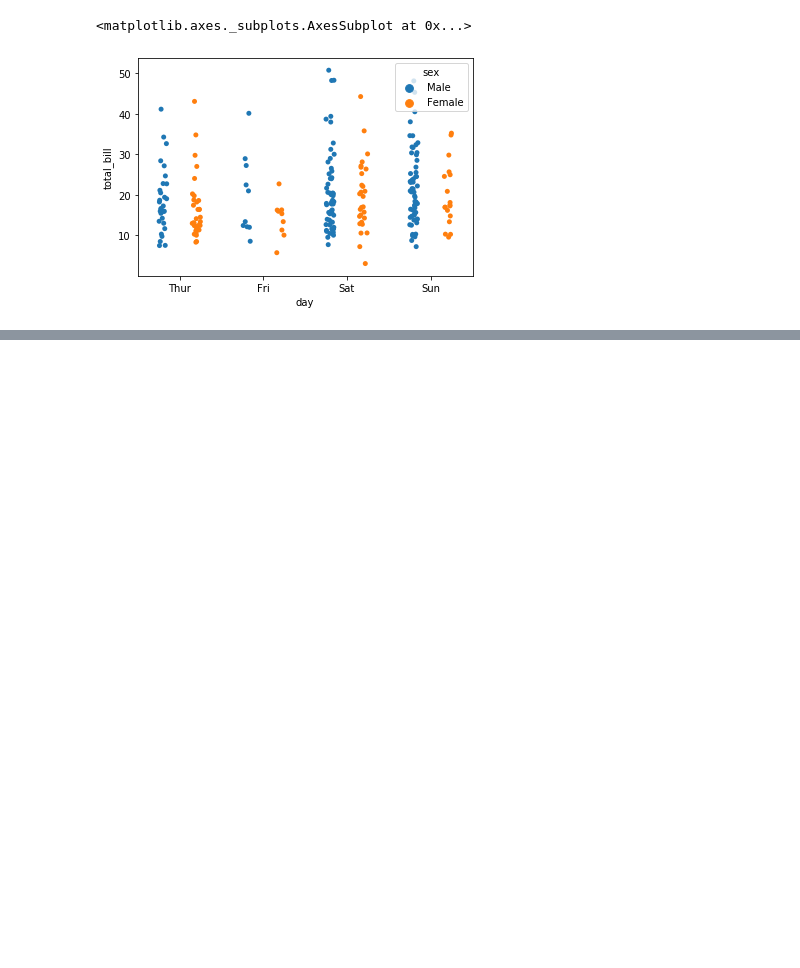
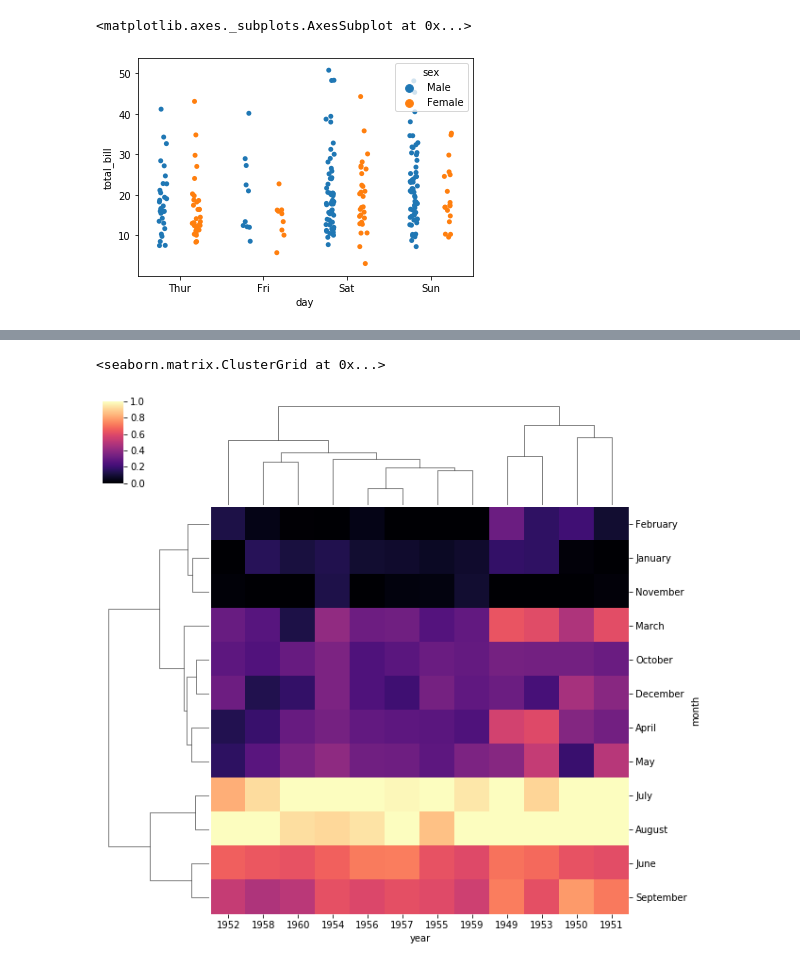
Before and after one commit to dhruvatara/data-science, a Jupyter notebook: PyBootcamp/Seaborn/Seaborn.ipynb, the cells around one changed output, grey strips where cells are left out. Saved outputs shown, nothing was run; the diff lists cells and outputs as text; code cells hidden in the pictures; blank space fills up the shorter version.

```diff
--- a/PyBootcamp/Seaborn/Seaborn.ipynb
+++ b/PyBootcamp/Seaborn/Seaborn.ipynb
@@ -89,0 +108,6 @@ sns.catplot(x='day',y='tip',data=tips,kind='ba')
+# %%
+#making a clustermap
+sns.clustermap(fc,cmap='magma',standard_scale=1)
+# %% [output]
+<seaborn.matrix.ClusterGrid at 0x...>
+[figure, added]
```
Also changed, not shown: parts of 6 cells of this notebook.
